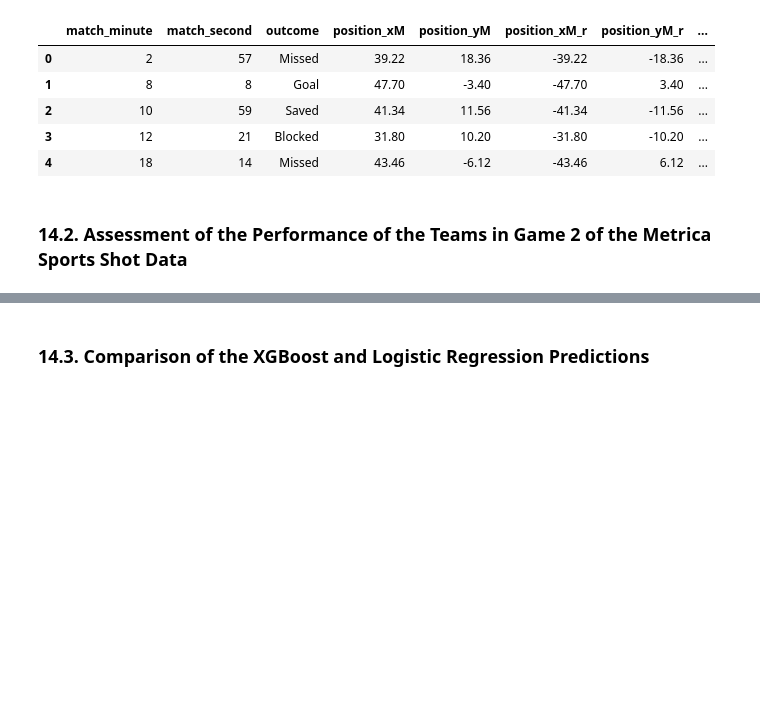
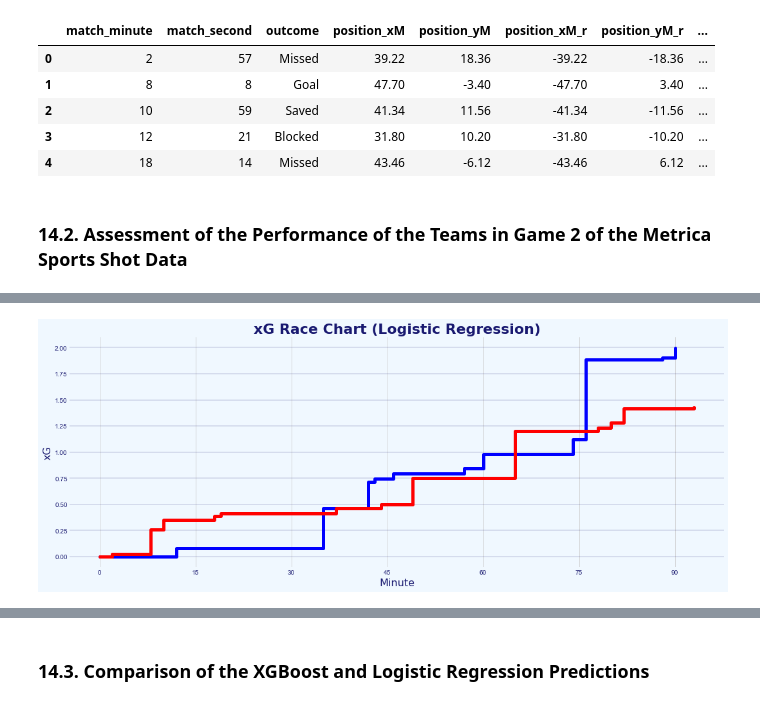
Before and after one commit to robbiejdunne/cfg_submission, a Jupyter notebook: notebooks/chance_quality_modelling/2) Gradient Boosted Chance Quality Model from Shots Data.ipynb, the cells around one changed output, grey strips where cells are left out. Cells and saved outputs as stored; diff of their text form; code cells hidden in the pictures; blank space fills up the shorter version.

```diff
--- a/notebooks/chance_quality_modelling/2) Gradient Boosted Chance Quality Model from Shots Data.ipynb
+++ b/notebooks/chance_quality_modelling/2) Gradient Boosted Chance Quality Model from Shots Data.ipynb
@@ -1504,0 +2180,88 @@ plt.show()
+# %%
+# Create xG Race Chart of Logistic Regression model with revised xG for penalties
+
+## Assign DataFrame
+df = df_metrica_xg
+
+## Create four lists to plot the different xG values - home, away, xG, and minutes. We start these with zero so our charts will start at 0
+a_xG = [0]
+h_xG = [0]
+a_min = [0]
+h_min = [0]
+
+## Define team names from the DataFrame
+hteam = 'Home'
+ateam = 'Away'
+
+## For loop to append the xG and minute for both the Home and Away teams
+for x in range(len(df['xG_LR'])):
+    if df['team'][x]==ateam:
+        a_xG.append(df['xG_LR'][x])
+        a_min.append(df['match_minute'][x])
+    if df['team'][x]==hteam:
+        h_xG.append(df['xG_LR'][x])
+        h_min.append(df['match_minute'][x])
+
+## Function we use to make the xG values be cumulative rather than single shot values. Foes through the list and adds the numbers together
+def nums_cumulative_sum(nums_list):
+    return [sum(nums_list[:i+1]) for i in range(len(nums_list))]
+
+## Apply defned nums_cumulative_sum function to the home and away xG lists
+a_cumulative = nums_cumulative_sum(a_xG)
+h_cumulative = nums_cumulative_sum(h_xG)
+
+## Find the total xG. Create a new variable from the last item in the cumulative list
+alast = round(a_cumulative[-1],2)
+hlast = round(h_cumulative[-1],2)
+
+## Set background colour
+background = 'aliceblue'
+
+## Create figure
+fig, ax = plt.subplots(figsize=(15, 6))
+fig.set_facecolor(background)
+ax.patch.set_facecolor(background)
+
+# Set up our base layer
+mpl.rcParams['xtick.color'] = 'midnightblue'
+mpl.rcParams['ytick.color'] = 'midnightblue'
+
+## Create xG Race Chart
+plt.xticks([0, 15, 30, 45, 60, 75, 90])
+plt.xlabel('Minute', fontfamily='DejaVu Sans', color='midnightblue', fontsize=16)
+plt.ylabel('xG', fontfamily='DejaVu Sans', color='midnightblue', fontsize=16)
+
+# Plot the step graphs
+ax.step(x=a_min, y=a_cumulative, color='blue', label=ateam, linewidth=5, where='post')
+ax.step(x=h_min, y=h_cumulative, color='red', label=ateam, linewidth=5, where='post')
+
+## Set Gridlines
+ax.grid(linewidth=0.25, color='midnightblue', axis='y', zorder=1)
+spines = ['top','bottom','left','right']
+for x in spines:
+    if x in spines:
+        ax.spines[x].set_visible(False)
+
+## Set title
+ax.set_title('xG Race Chart (Logistic Regression)',
+             loc='center',
+             color='midnightblue',
+             fontweight='bold',
+             fontfamily='DejaVu Sans',
+             fontsize=22,
+            )
+
+## Show Legend
+#plt.legend()
+
+## Save figure
+if not os.path.exists(fig_shots_dir + '/metrica_shots_race_chart_xg_lr.png'):
+    plt.savefig(fig_shots_dir + '/metrica_shots_race_chart_xg_lr.png', bbox_inches='tight', dpi=300)
+else:
+    pass
+
+## Show figure
+plt.tight_layout()
+plt.show()
+# %% [output]
+[figure, added]
```
Also changed, not shown: parts of 124 cells of this notebook.
